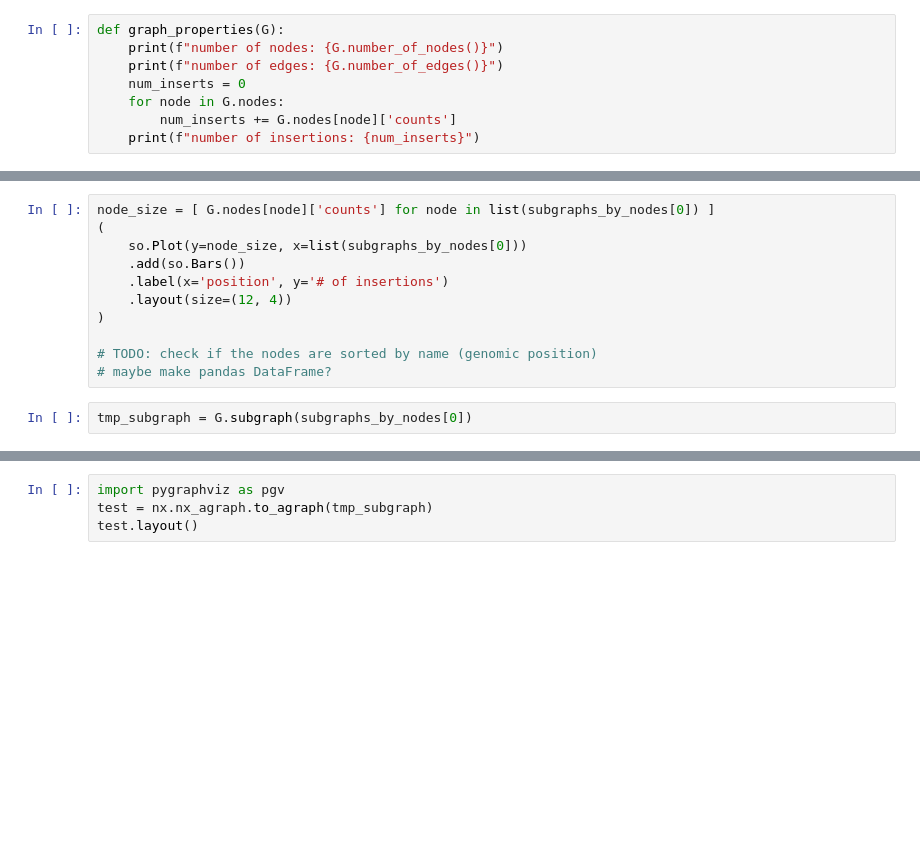
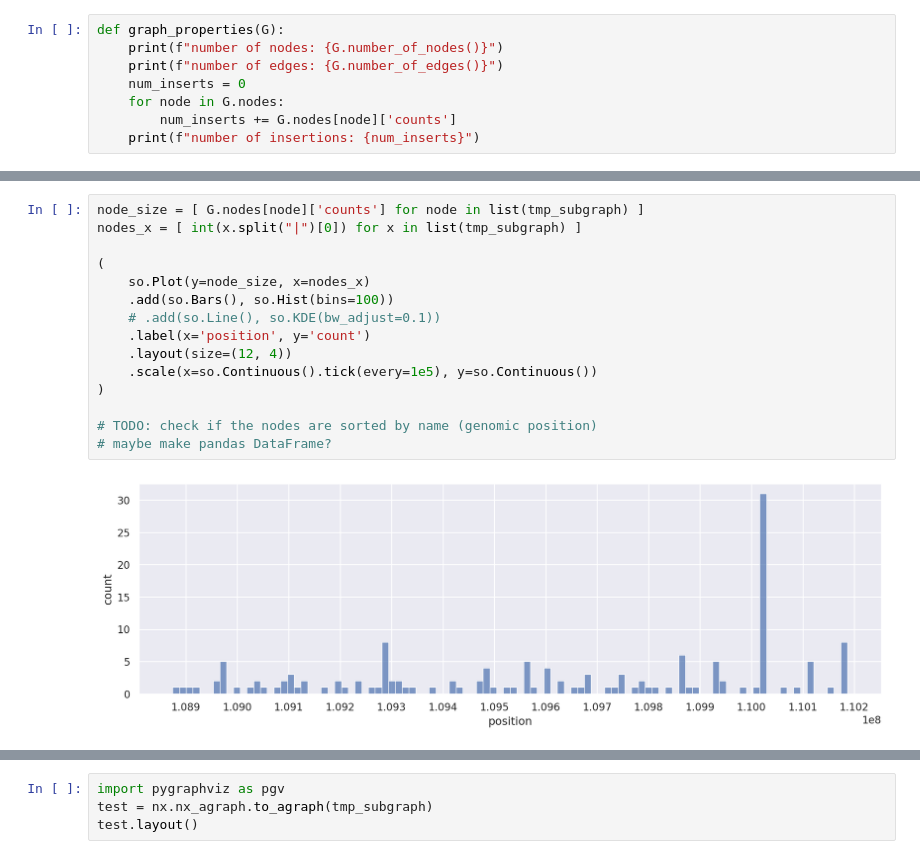
Before and after one commit to RogersLabGroup/NetCIS, a Jupyter notebook: testing.ipynb, the cells around one changed output, grey strips where cells are left out. Drawn from its saved outputs; the diff is of its cells as text; blank space fills up the shorter version.

```diff
--- a/testing.ipynb
+++ b/testing.ipynb
@@ -1332,13 +1347,17 @@ subgraph_degrees = [ len(c) for c in sorted(nx.connected_components(G), key=len,
 # %%
-node_size = [ G.nodes[node]['counts'] for node in list(subgraphs_by_nodes[0]) ]
+node_size = [ G.nodes[node]['counts'] for node in list(tmp_subgraph) ]
+nodes_x = [ int(x.split("|")[0]) for x in list(tmp_subgraph) ]
+
 (
-    so.Plot(y=node_size, x=list(subgraphs_by_nodes[0]))
-    .add(so.Bars())
-    .label(x='position', y='# of insertions')
+    so.Plot(y=node_size, x=nodes_x)
+    .add(so.Bars(), so.Hist(bins=100))
+    # .add(so.Line(), so.KDE(bw_adjust=0.1))
+    .label(x='position', y='count')
     .layout(size=(12, 4))
+    .scale(x=so.Continuous().tick(every=1e5), y=so.Continuous())
 )
 
 # TODO: check if the nodes are sorted by name (genomic position)
 # maybe make pandas DataFrame?
+# %% [output]
+[figure, added]
-# %%
-tmp_subgraph = G.subgraph(subgraphs_by_nodes[0])
```
Also changed, not shown: parts of 9 cells of this notebook, 2 other files.
